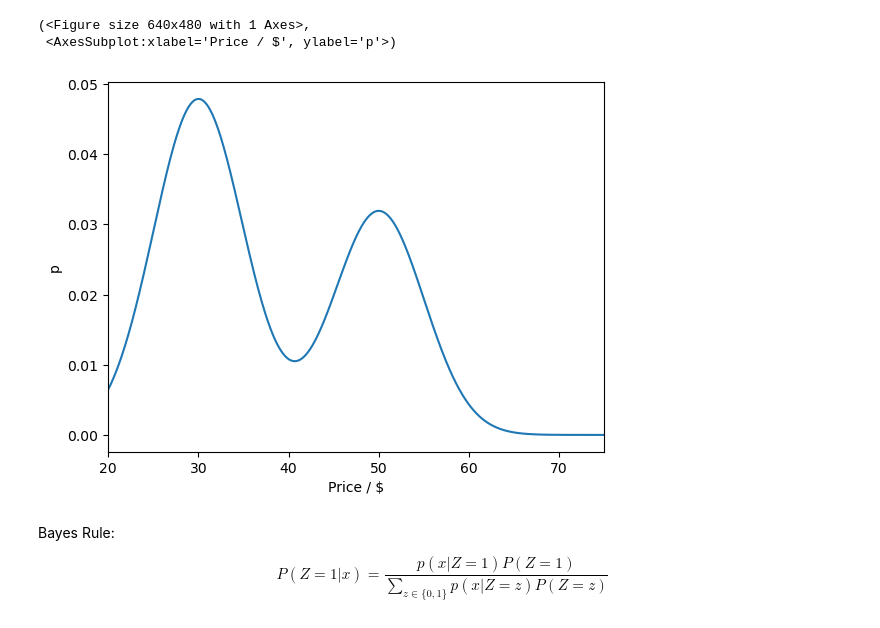
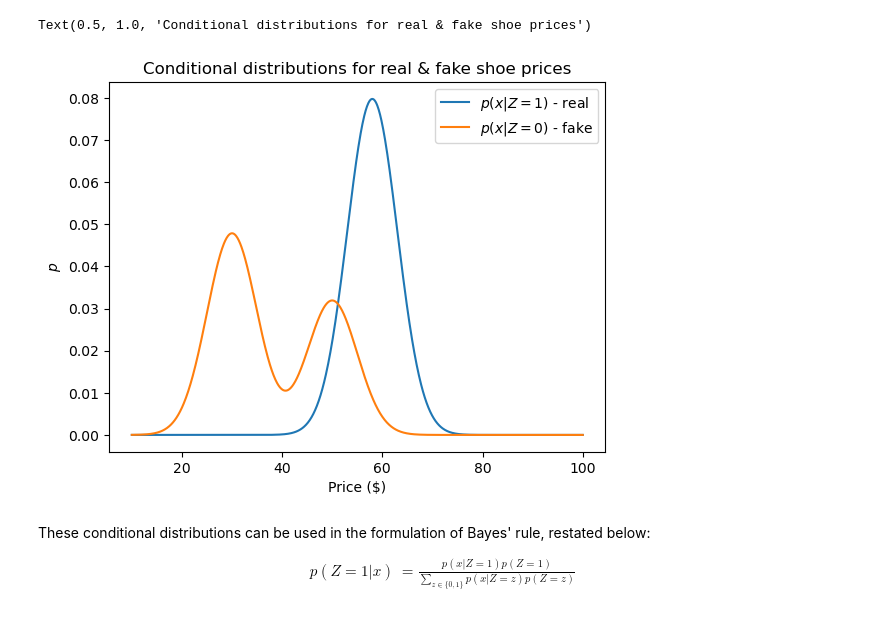
Before and after one commit to mataln/binance-takehome, a Jupyter notebook: Q1.ipynb, the cells around one changed output. Cells and saved outputs as stored; diff of their text form; code cells hidden in the pictures.

```diff
--- a/Q1.ipynb
+++ b/Q1.ipynb
@@ -53,14 +99,36 @@ plot_price_pdf_data(x_line, real_price_pdf)
-# %%
-#Fake price distribution p(x|z=0)
-fake_price_pdf = 0.6*normal_pdf(x_line, mu=30, sigma=5) + 0.4*normal_pdf(x_line, mu=50, sigma=5)
-plot_price_pdf_data(x_line, fake_price_pdf)
-# %% [output]
-(<Figure size 640x480 with 1 Axes>,
- <AxesSubplot:xlabel='Price / $', ylabel='p'>)
-[figure, removed]
+# %%
+#Functions to evaluate conditional pdfs
+def real_conditional_pdf(x):
+    """
+    Evaluates the conditional pdf for real shoes at price x
+    """
+    return normal_pdf(x, 58, 5)
+
+def fake_conditional_pdf(x, sigma=5):
+    """
+    Evaluates conditional pdf for fake shoes at price x, two component gaussians
+    """
+    return 0.6*normal_pdf(x, 30, sigma) + 0.4*normal_pdf(x, 50, sigma)
+# %%
+x_samples = np.linspace(10, 100, 1000)
+
+pdf_real = real_conditional_pdf(x_samples)
+pdf_fake = fake_conditional_pdf(x_samples)
+
+plt.plot(x_samples, pdf_real)
+plt.plot(x_samples, pdf_fake)
+plt.xlabel('Price ($)')
+plt.ylabel('$p$')
+plt.legend(['$p(x|Z=1)$ - real','$p(x|Z=0)$ - fake'])
+plt.title('Conditional distributions for real & fake shoe prices')
+# %% [output]
+Text(0.5, 1.0, 'Conditional distributions for real & fake shoe prices')
+[figure, added]
 # %% [markdown]
-Bayes Rule:
+These conditional distributions can be used in the formulation of Bayes' rule, restated below:
 
 $$
-P(Z=1|x) = \frac{p(x|Z=1)P(Z=1)}{\sum_{z\in\{0,1\}}p(x|Z=z)P(Z=z)}
+\begin{aligned}
+p(Z=1|x) &= \frac{p(x|Z=1)p(Z=1)}{\sum_{z\in\{0,1\}}p(x|Z=z)p(Z=z)}
+\end{aligned}
 $$
```
Also changed, not shown: parts of 22 cells of this notebook, 1 other file.
